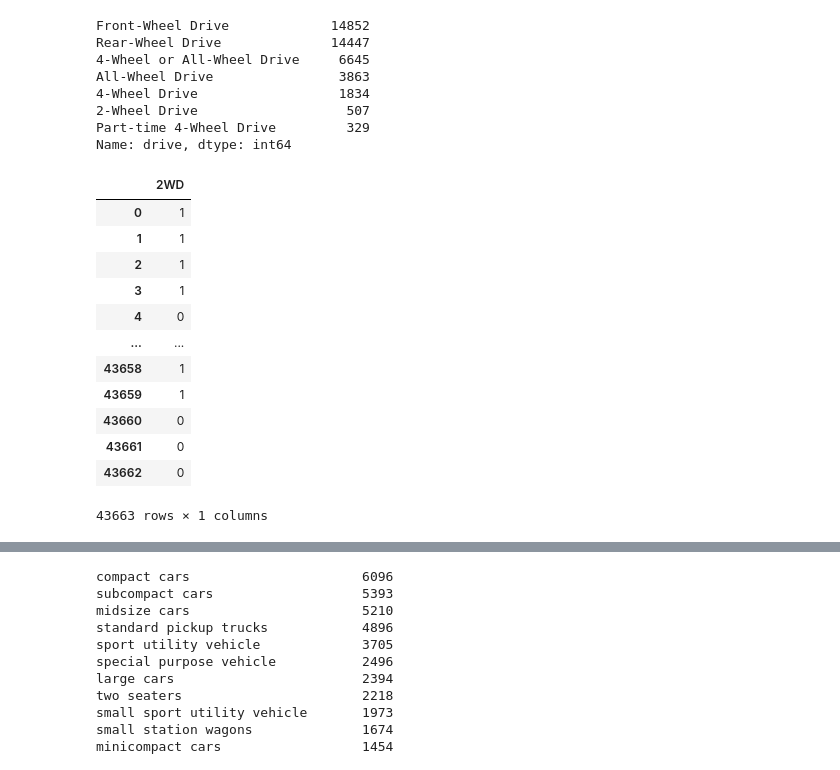
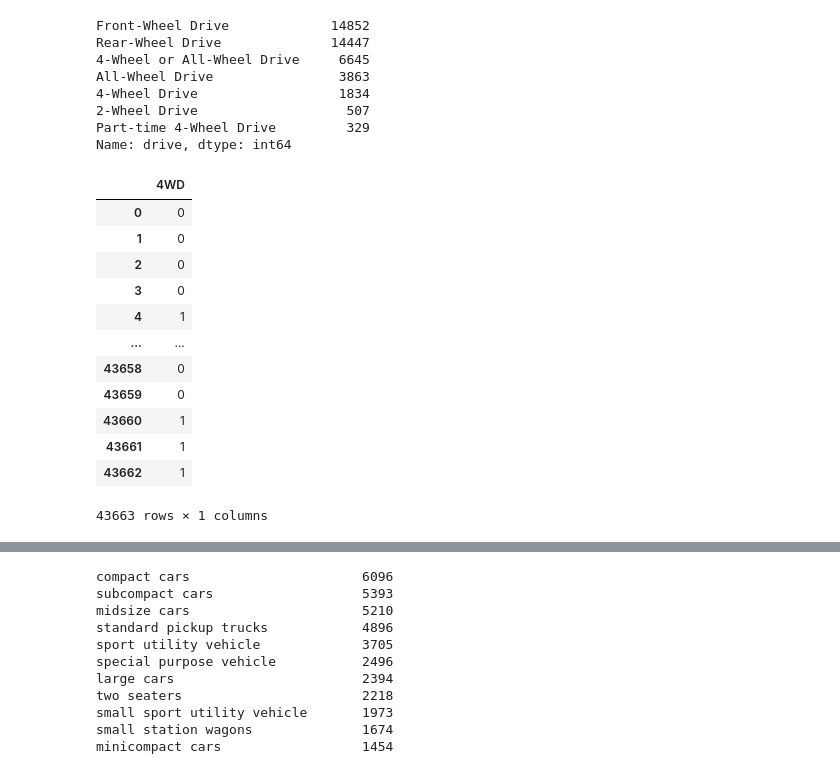
Before and after one commit to dhuynhoc/vehicleMPG, a Jupyter notebook: vehicles.ipynb, the cells around one changed output, grey strips where cells are left out. Saved outputs shown, nothing was run; the diff lists cells and outputs as text; code cells hidden in the pictures.

```diff
--- a/vehicles.ipynb
+++ b/vehicles.ipynb
@@ -256,23 +275,23 @@ Name: drive, dtype: int64
 # %%
 # just care whether it's 2 or 4WD
 dat_spec['WD']=np.where(dat_spec['drive'].str.contains('4-Wheel') | dat_spec['drive'].str.contains('All-Wheel'),'4WD','2WD')
 dat_spec.WD
-dat_dummy2=pd.get_dummies(dat_spec.WD)
-del dat_dummy2[dat_dummy2.columns[-1]] # delete one dummy to avoid multicolinearity
+dat_dummy2=pd.get_dummies(dat_spec.WD,drop_first=True)
+#del dat_dummy2[dat_dummy2.columns[-1]] # delete one dummy to avoid multicolinearity
 dat_dummy2
 # %% [output]
-|  | 2WD |
-| 0 | 1 |
-| 1 | 1 |
-| 2 | 1 |
-| 3 | 1 |
-| 4 | 0 |
+|  | 4WD |
+| 0 | 0 |
+| 1 | 0 |
+| 2 | 0 |
+| 3 | 0 |
+| 4 | 1 |
 | ... | ... |
-| 43658 | 1 |
-| 43659 | 1 |
-| 43660 | 0 |
-| 43661 | 0 |
-| 43662 | 0 |
+| 43658 | 0 |
+| 43659 | 0 |
+| 43660 | 1 |
+| 43661 | 1 |
+| 43662 | 1 |
 43663 rows × 1 columns
 # %%
 pd.value_counts(dat_spec.VClass)
```
Also changed, not shown: parts of 19 cells of this notebook.
